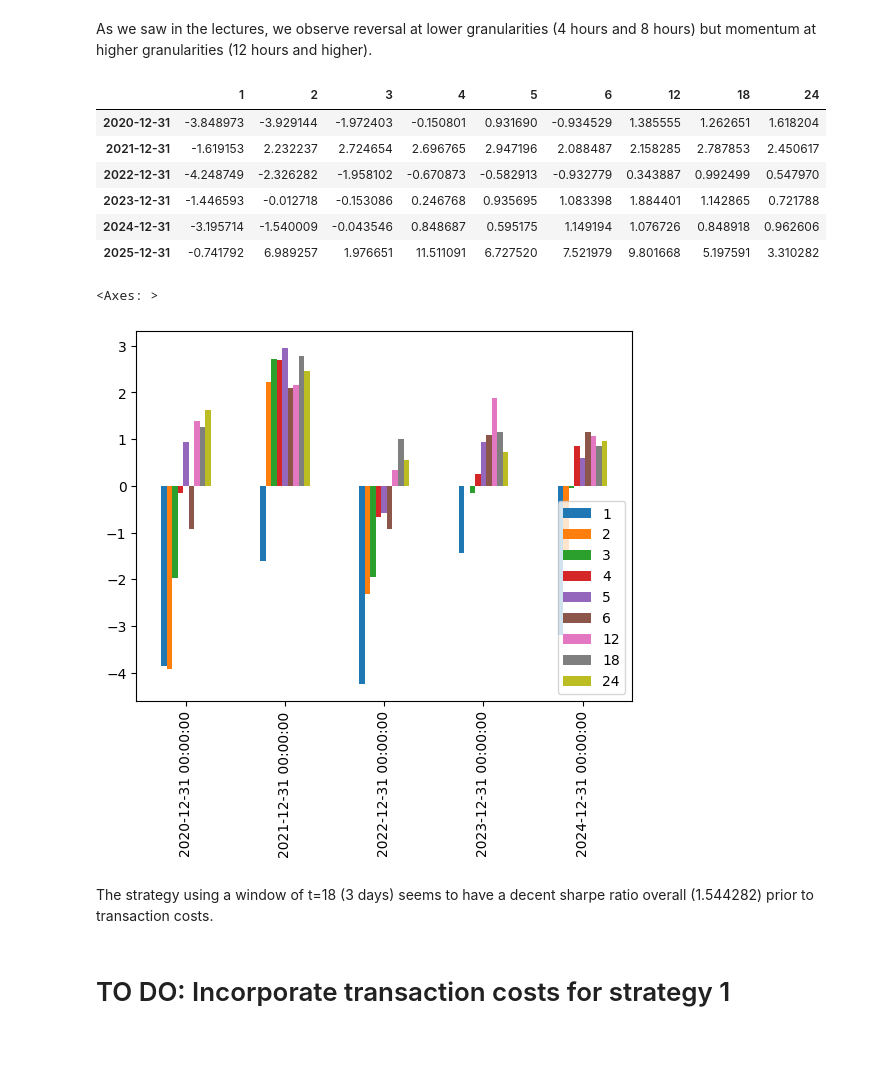
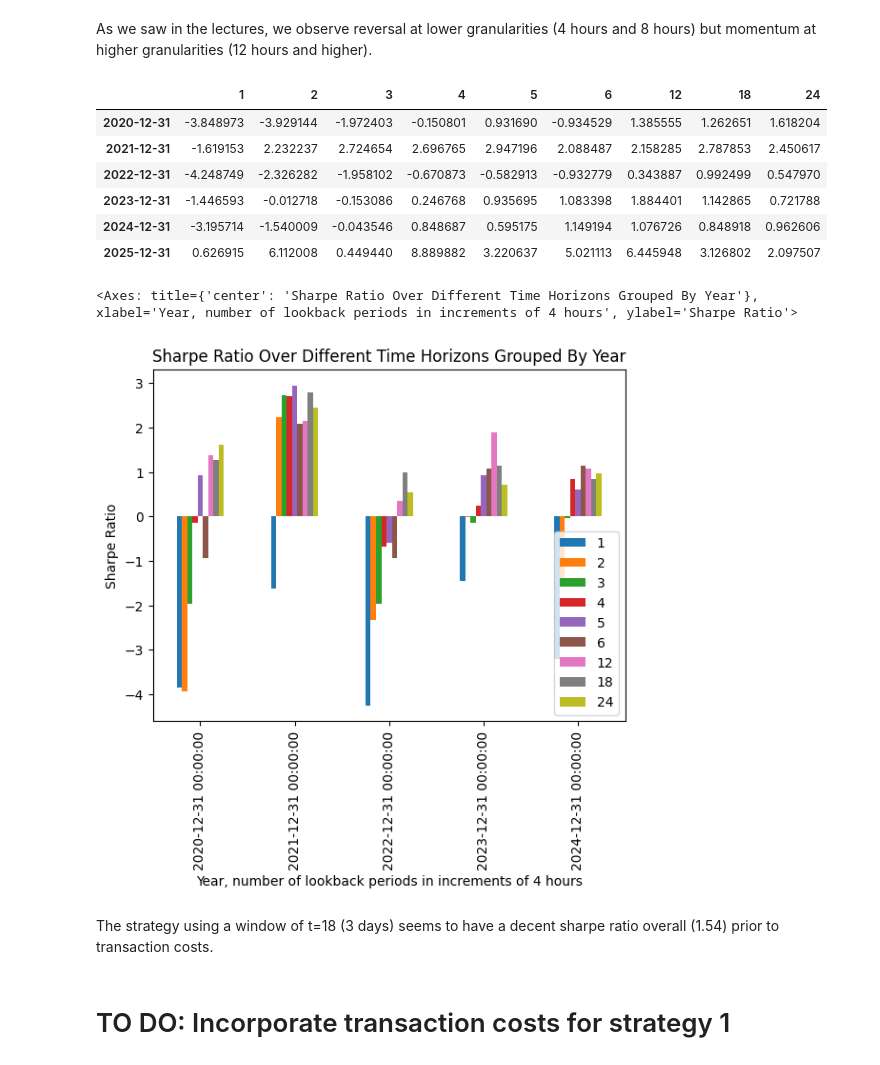
Before and after one commit to wbchristerson/jn-learning, a Jupyter notebook: cryptocurrency_stat_arb.ipynb, the cells around one changed output. Drawn from its saved outputs; the diff is of its cells as text; code cells hidden in the pictures.

```diff
--- a/cryptocurrency_stat_arb.ipynb
+++ b/cryptocurrency_stat_arb.ipynb
@@ -160,5 +191,5 @@ strat_1_holdings[6]
 # %%
-def get_strat_1_returns(strat_1_holdings, ret):
+def get_strat_1_gross_returns(strat_1_holdings, ret):
     strat_1_ret = dict()
     for t in strat_1_holdings.keys():
         strat_1_ret[t] = (strat_1_holdings[t] * ret).sum(axis=1)
@@ -166,7 +197,7 @@ def get_strat_1_returns(strat_1_holdings, ret):
     return pd.DataFrame(strat_1_ret)
 
 
-strat_1_ret = get_strat_1_returns(strat_1_holdings, ret)
-strat_1_ret
+strat_1_gross_ret = get_strat_1_gross_returns(strat_1_holdings, ret)
+strat_1_gross_ret * 365
 # %% [output]
 |  | 1 | 2 | 3 | 4 | 5 | 6 | 12 | 18 | 24 |
@@ -223,15 +281,18 @@ strat_1_annual_sr
 | 2022-12-31 | -4.248749 | -2.326282 | -1.958102 | -0.670873 | -0.582913 | -0.932779 | 0.343887 | 0.992499 | 0.547970 |
 | 2023-12-31 | -1.446593 | -0.012718 | -0.153086 | 0.246768 | 0.935695 | 1.083398 | 1.884401 | 1.142865 | 0.721788 |
 | 2024-12-31 | -3.195714 | -1.540009 | -0.043546 | 0.848687 | 0.595175 | 1.149194 | 1.076726 | 0.848918 | 0.962606 |
-| 2025-12-31 | -0.741792 | 6.989257 | 1.976651 | 11.511091 | 6.727520 | 7.521979 | 9.801668 | 5.197591 | 3.310282 |
+| 2025-12-31 | 0.626915 | 6.112008 | 0.449440 | 8.889882 | 3.220637 | 5.021113 | 6.445948 | 3.126802 | 2.097507 |
 # %%
 # Omit data from 2025 so far since it is likely too volatile to be useful over less than five days
-strat_1_annual_sr.iloc[:-1].plot(kind='bar')
+strat_1_annual_sr.iloc[:-1].plot(kind='bar',
+                                 title="Sharpe Ratio Over Different Time Horizons Grouped By Year",
+                                 xlabel="Year, number of lookback periods in increments of 4 hours",
+                                 ylabel="Sharpe Ratio")
 # %% [output]
-<Axes: >
+<Axes: title={'center': 'Sharpe Ratio Over Different Time Horizons Grouped By Year'}, xlabel='Year, number of lookback periods in increments of 4 hours', ylabel='Sharpe Ratio'>
-[figure, old version]
+[figure, new version]
 # %% [markdown]
-The strategy using a window of t=18 (3 days) seems to have a decent sharpe ratio overall (1.544282) prior to
+The strategy using a window of t=18 (3 days) seems to have a decent sharpe ratio overall (1.54) prior to
 transaction costs.
 # %% [markdown]
 # TO DO: Incorporate transaction costs for strategy 1
```
Also changed, not shown: parts of 14 cells of this notebook.
